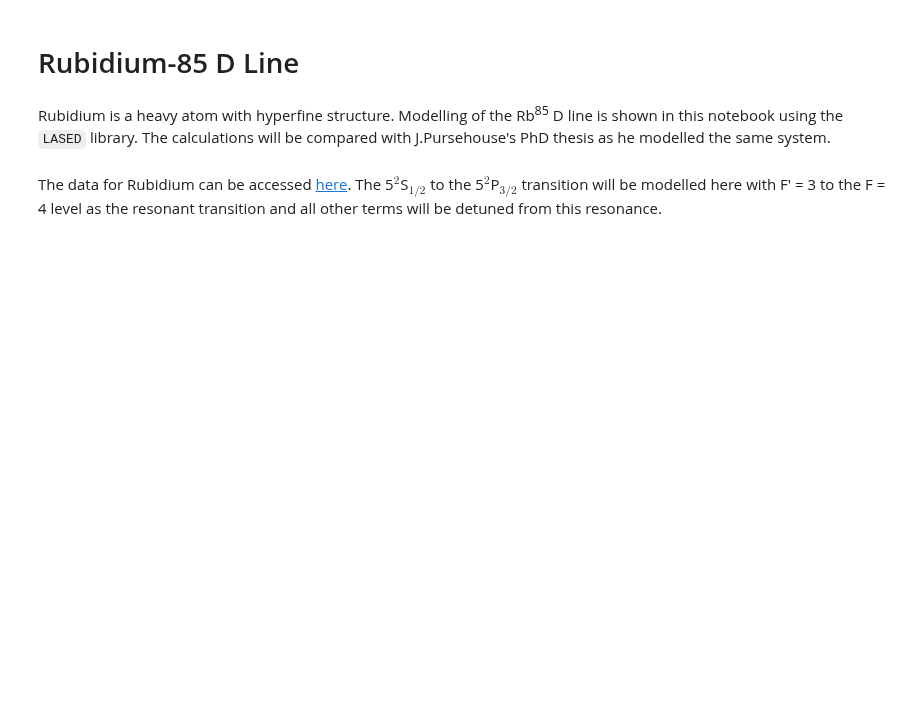
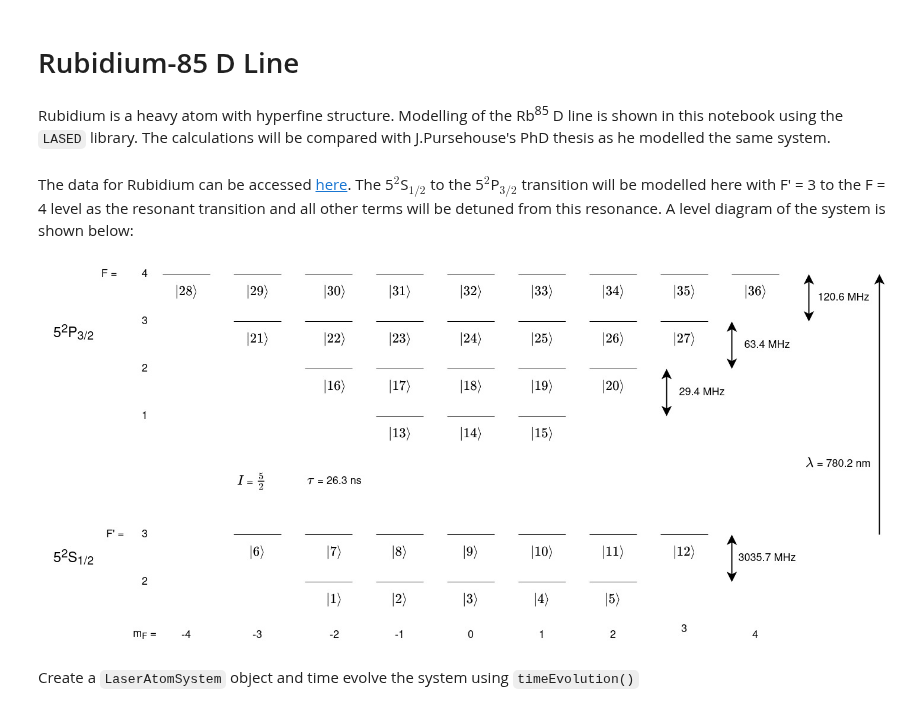
Before and after one commit to mvpmanish/LASED, a Jupyter notebook: Rubidium85DLine.ipynb, the cells around one changed output. Cells and saved outputs as stored; diff of their text form; code cells hidden in the pictures; blank space fills up the shorter version.

```diff
--- a/Rubidium85DLine.ipynb
+++ b/Rubidium85DLine.ipynb
@@ -10,5 +10,10 @@ Rubidium is a heavy atom with hyperfine structure. Modelling of the Rb<sup>85</s
 import plotly.graph_objects as go
 import time
 # %% [markdown]
-The data for Rubidium can be accessed [here](https://ethos.bl.uk/OrderDetails.do?uin=uk.bl.ethos.740344). The 5$^2$S$_{1/2}$ to the 5$^2$P$_{3/2}$ transition will be modelled here with F' = 3 to the F = 4 level as the resonant transition and all other terms will be detuned from this resonance.
+The data for Rubidium can be accessed [here](https://ethos.bl.uk/OrderDetails.do?uin=uk.bl.ethos.740344). The 5$^2$S$_{1/2}$ to the 5$^2$P$_{3/2}$ transition will be modelled here with F' = 3 to the F = 4 level as the resonant transition and all other terms will be detuned from this resonance. A level diagram of the system is shown below:
+# %%
+from IPython.display import Image
+Image(filename = "LevelDiagrams/Rb-85-5S1_2to5P3_2.jpg")
+# %% [output]
+[figure, added]
 # %%
@@ -73,0 +65,2 @@ time_na = np.linspace(start_time, stop_time, time_steps)
+# %% [markdown]
+Create a `LaserAtomSystem` object and time evolve the system using `timeEvolution()`
```
Also changed, not shown: parts of 4 cells of this notebook, 4 other files.
